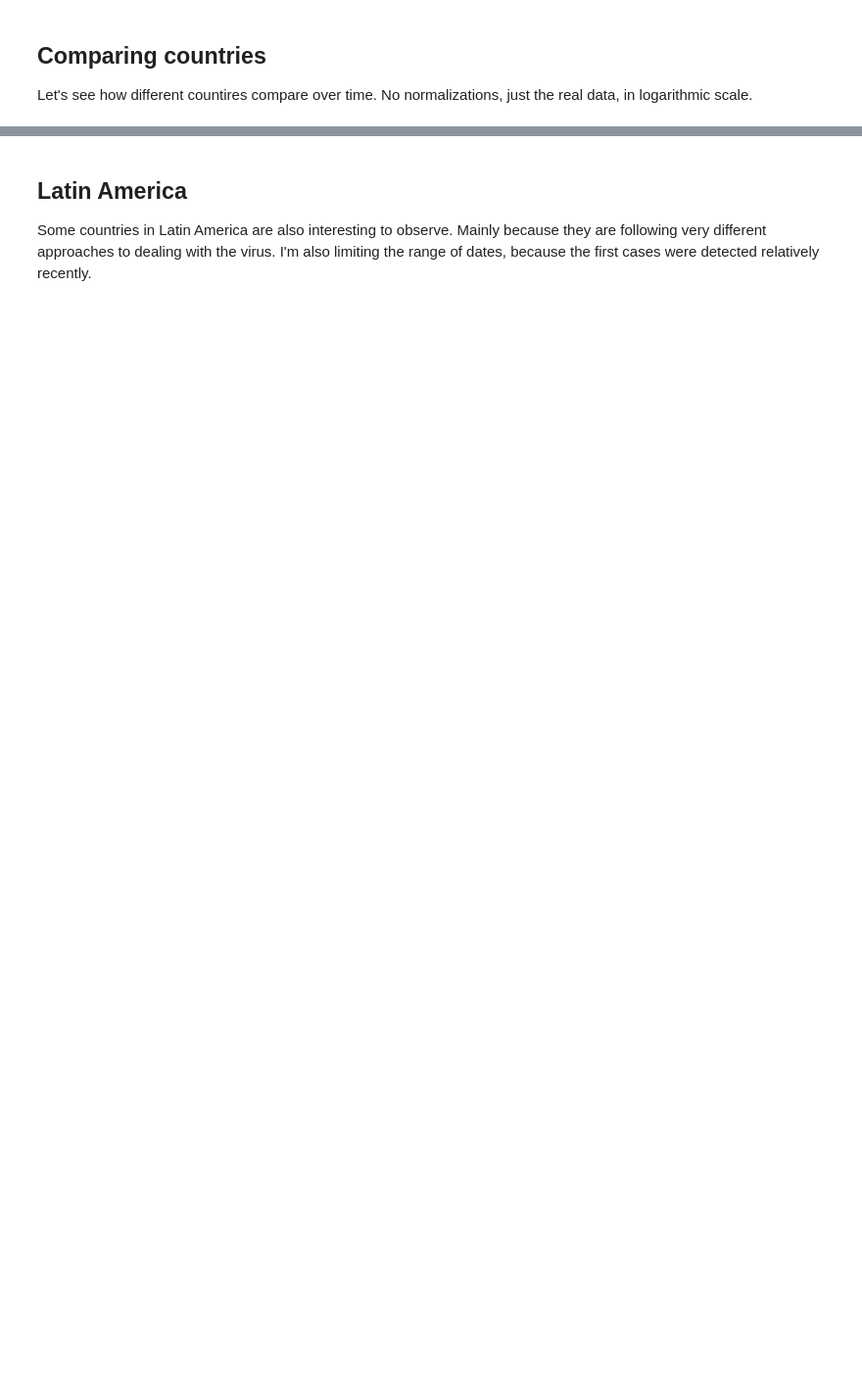
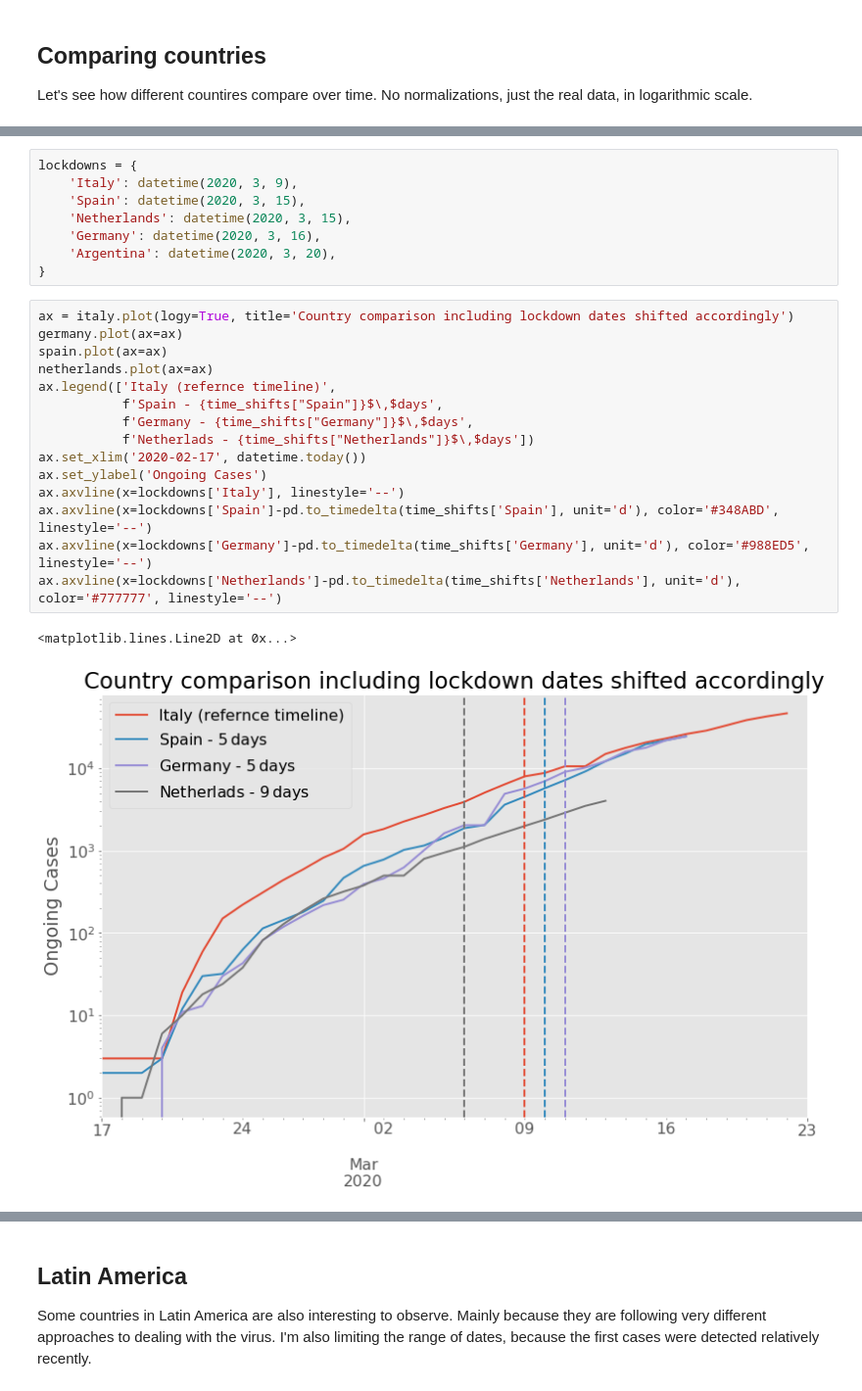
Before and after one commit to aquilesC/Covid-19-Jupyter-Notebook, a Jupyter notebook: Covid_Time_Series.ipynb, the cells around one changed output, grey strips where cells are left out. Shown at 98% size. Drawn from its saved outputs; the diff is of its cells as text; blank space fills up the shorter version.

```diff
--- a/Covid_Time_Series.ipynb
+++ b/Covid_Time_Series.ipynb
@@ -90,0 +147,26 @@ Text(0, 0.5, 'Ongoing Cases')
+# %%
+lockdowns = {
+    'Italy': datetime(2020, 3, 9),
+    'Spain': datetime(2020, 3, 15),
+    'Netherlands': datetime(2020, 3, 15),
+    'Germany': datetime(2020, 3, 16),
+    'Argentina': datetime(2020, 3, 20),
+}
+# %%
+ax = italy.plot(logy=True, title='Country comparison including lockdown dates shifted accordingly')
+germany.plot(ax=ax)
+spain.plot(ax=ax)
+netherlands.plot(ax=ax)
+ax.legend(['Italy (refernce timeline)',
+           f'Spain - {time_shifts["Spain"]}$\,$days',
+           f'Germany - {time_shifts["Germany"]}$\,$days',
+           f'Netherlads - {time_shifts["Netherlands"]}$\,$days'])
+ax.set_xlim('2020-02-17', datetime.today())
+ax.set_ylabel('Ongoing Cases')
+ax.axvline(x=lockdowns['Italy'], linestyle='--')
+ax.axvline(x=lockdowns['Spain']-pd.to_timedelta(time_shifts['Spain'], unit='d'), color='#348ABD', linestyle='--')
+ax.axvline(x=lockdowns['Germany']-pd.to_timedelta(time_shifts['Germany'], unit='d'), color='#988ED5', linestyle='--')
+ax.axvline(x=lockdowns['Netherlands']-pd.to_timedelta(time_shifts['Netherlands'], unit='d'), color='#777777', linestyle='--')
+# %% [output]
+<matplotlib.lines.Line2D at 0x...>
+[figure, added]
```
Also changed, not shown: parts of 17 cells of this notebook.
